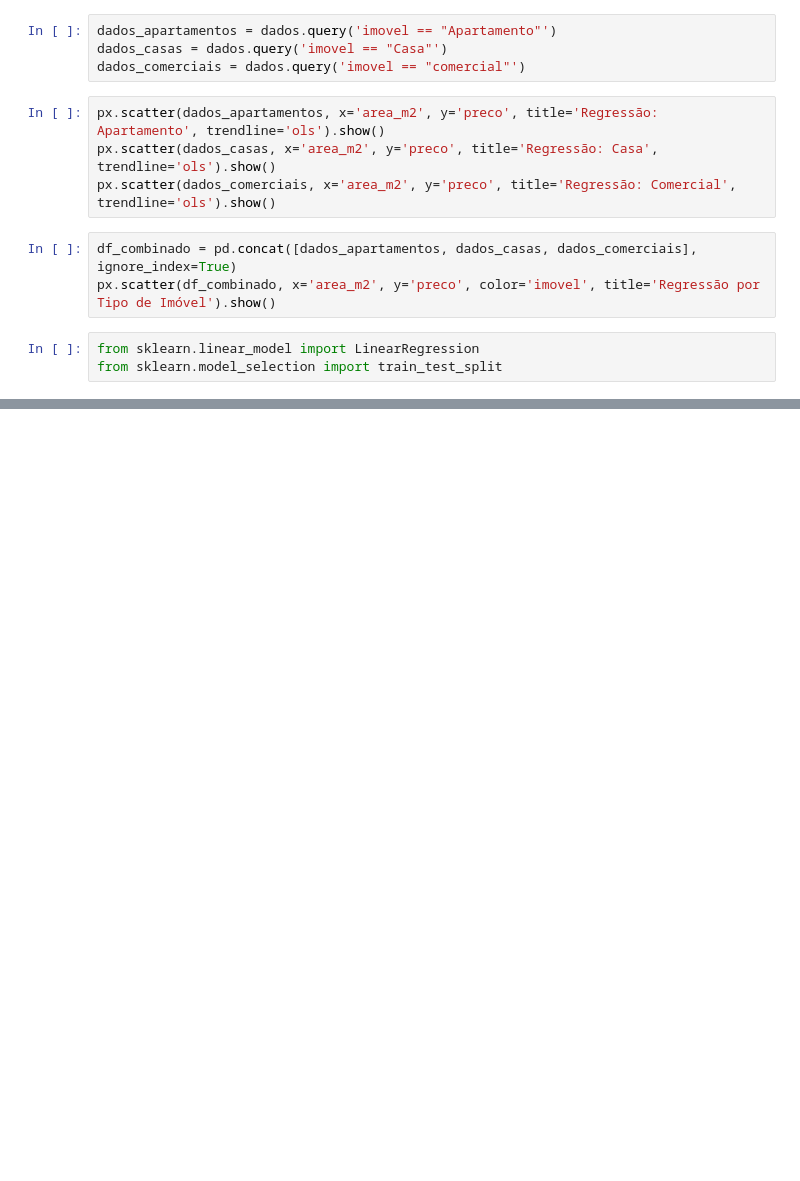
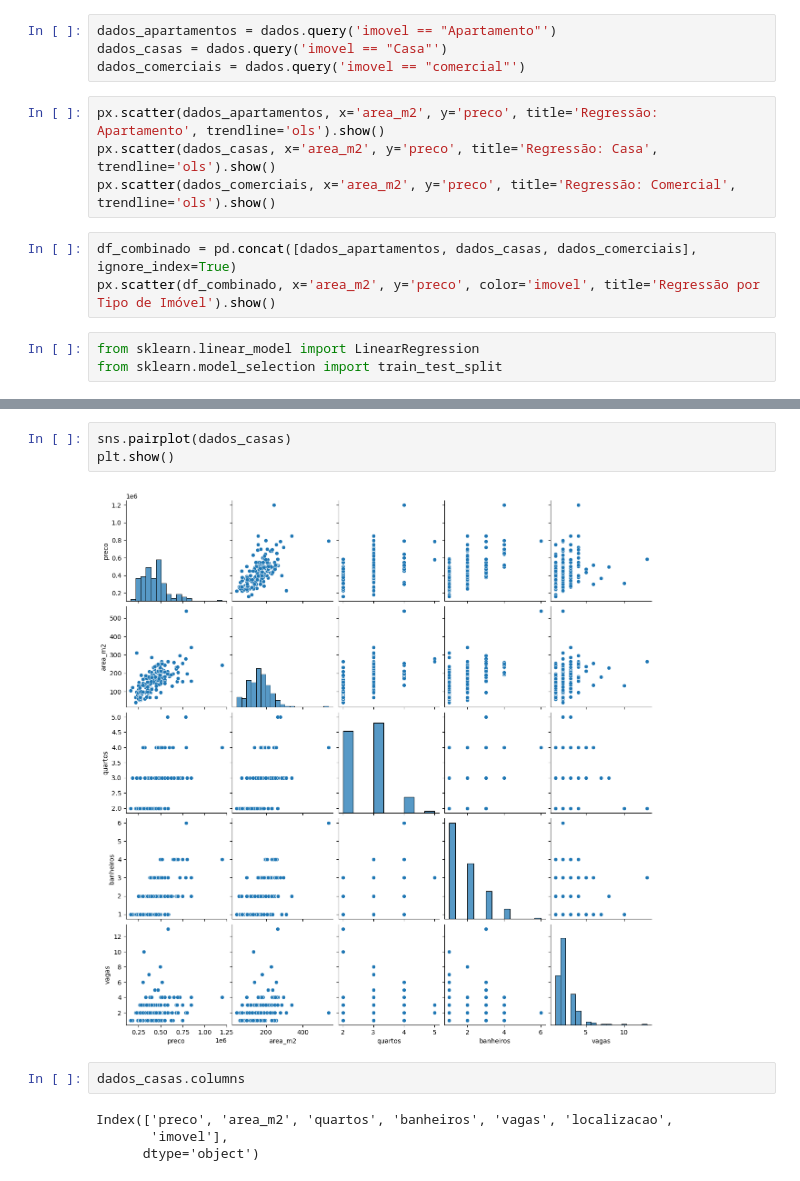
Before and after one commit to MateusEcoAplicada/observatorio_araraquara, a Jupyter notebook: notebooks/regressao.ipynb, the cells around one changed output, grey strips where cells are left out. Drawn from its saved outputs; the diff is of its cells as text; blank space fills up the shorter version.

```diff
--- a/notebooks/regressao.ipynb
+++ b/notebooks/regressao.ipynb
@@ -42,0 +113,11 @@ X = dados_casas.drop(columns=['preco', 'imovel'])
+# %%
+sns.pairplot(dados_casas)
+plt.show()
+# %% [output]
+[figure, added]
+# %%
+dados_casas.columns
+# %% [output]
+Index(['preco', 'area_m2', 'quartos', 'banheiros', 'vagas', 'localizacao',
+       'imovel'],
+      dtype='object')
```
Also changed, not shown: parts of 19 cells of this notebook, 2 other files.
